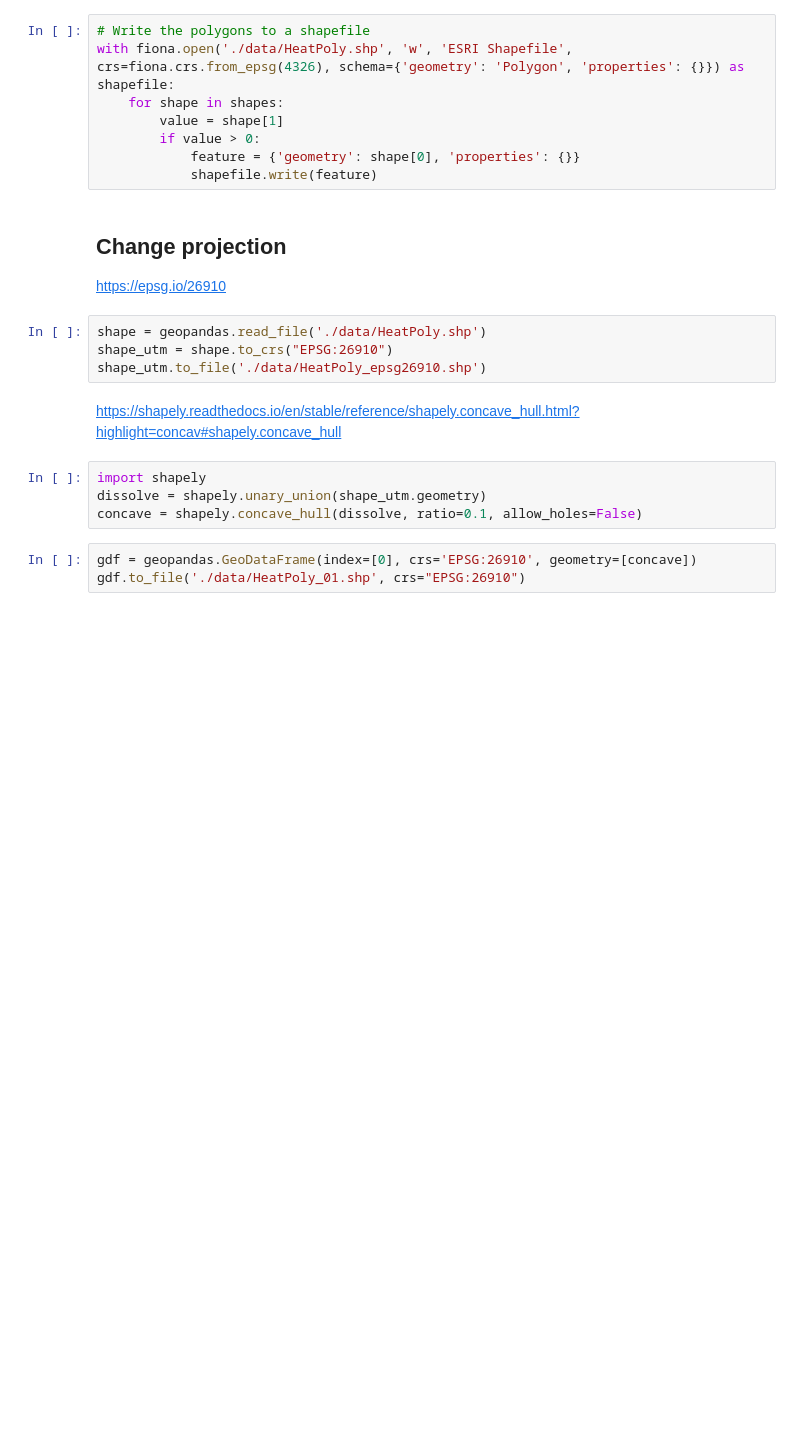
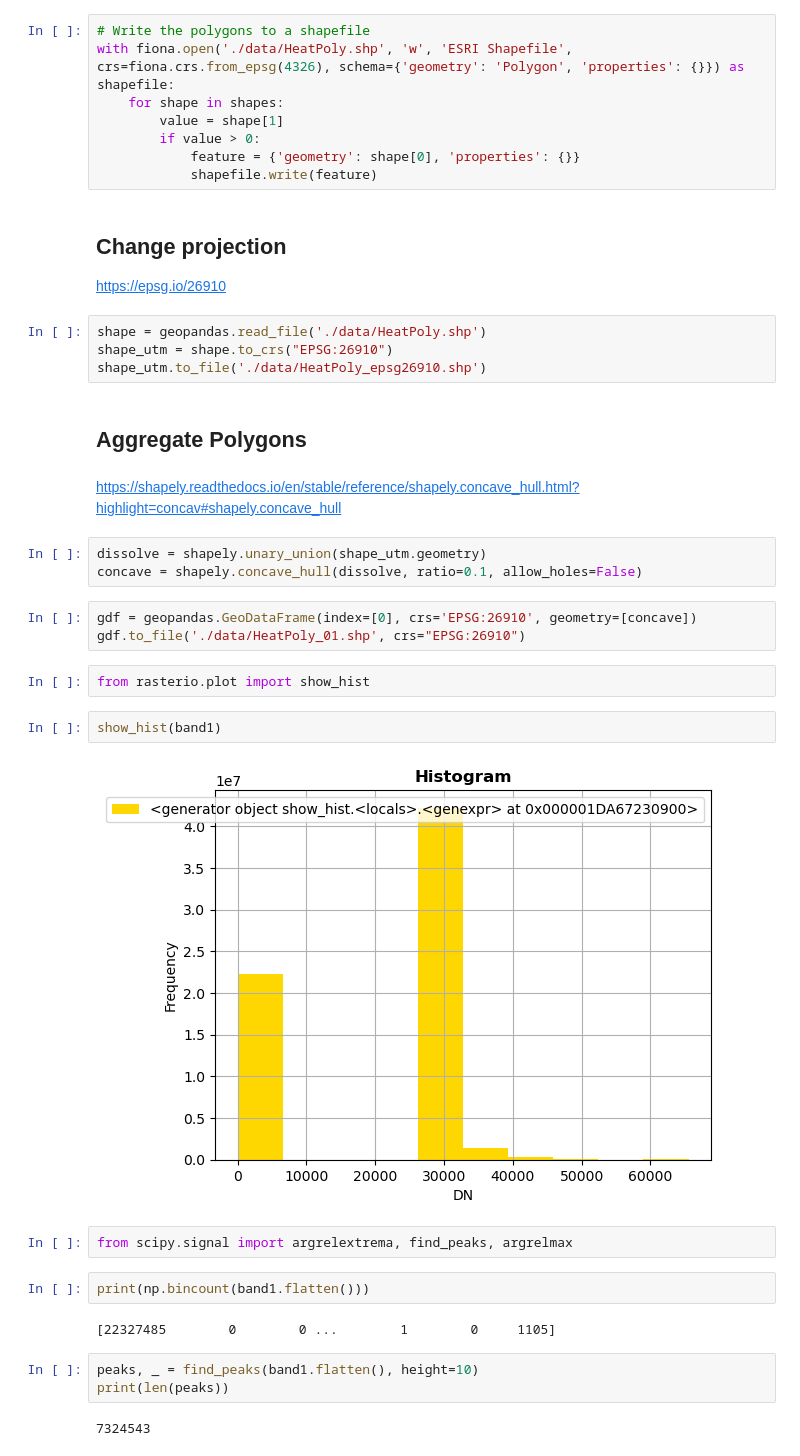
Before and after one commit to dotysan/GeoHack23-WildfirePerimeter, a Jupyter notebook: arno.ipynb, the cells around one changed output. Saved outputs shown, nothing was run; the diff lists cells and outputs as text; blank space fills up the shorter version.

```diff
--- a/arno.ipynb
+++ b/arno.ipynb
@@ -128,12 +139,30 @@ https://epsg.io/26910
 shape = geopandas.read_file('./data/HeatPoly.shp')
 shape_utm = shape.to_crs("EPSG:26910")
 shape_utm.to_file('./data/HeatPoly_epsg26910.shp')
+# %% [markdown]
+## Aggregate Polygons
 # %% [markdown]
 https://shapely.readthedocs.io/en/stable/reference/shapely.concave_hull.html?highlight=concav#shapely.concave_hull
 # %%
-import shapely
 dissolve = shapely.unary_union(shape_utm.geometry)
 concave = shapely.concave_hull(dissolve, ratio=0.1, allow_holes=False)
 # %%
 gdf = geopandas.GeoDataFrame(index=[0], crs='EPSG:26910', geometry=[concave])
 gdf.to_file('./data/HeatPoly_01.shp', crs="EPSG:26910")
+# %%
+from rasterio.plot import show_hist
+# %%
+show_hist(band1)
+# %% [output]
+[figure, added]
+# %%
+from scipy.signal import argrelextrema, find_peaks, argrelmax
+# %%
+print(np.bincount(band1.flatten()))
+# %% [output]
+[22327485        0        0 ...        1        0     1105]
+# %%
+peaks, _ = find_peaks(band1.flatten(), height=10)
+print(len(peaks))
+# %% [output]
+7324543
```
Also changed, not shown: parts of 8 cells of this notebook.
